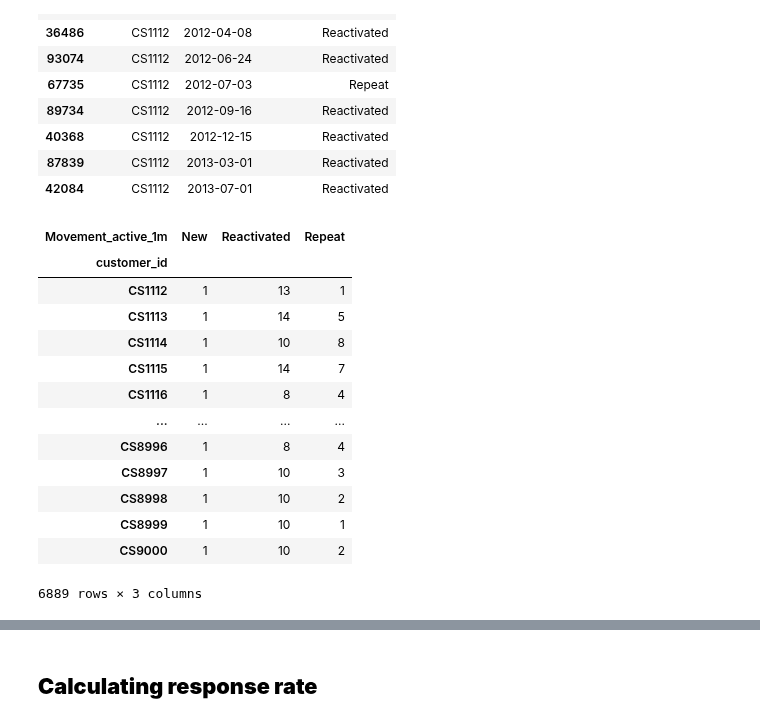
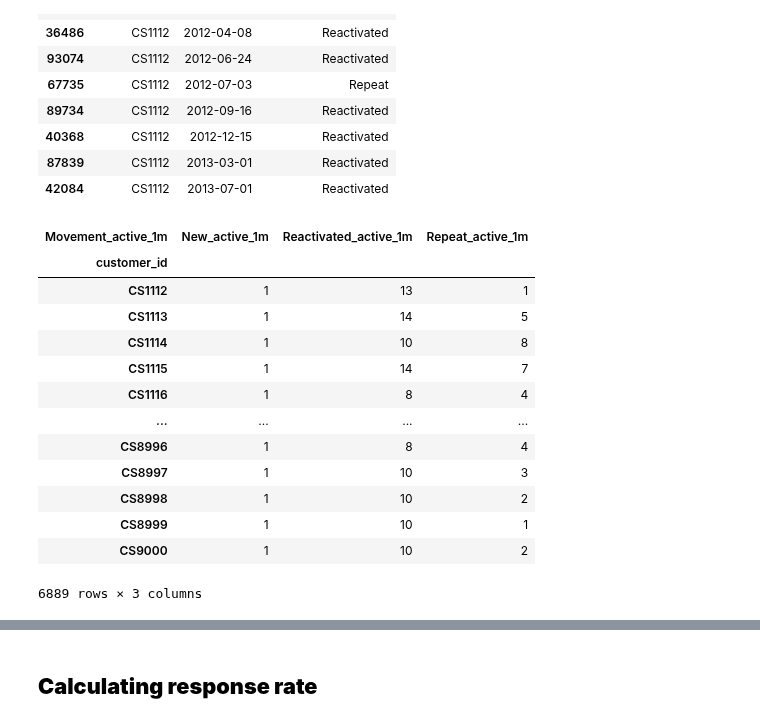
Before and after one commit to PisutSukpool/CRM-Analytics, a Jupyter notebook: Homework 08/Campaign Response Model_Main.ipynb, the cells around one changed output, grey strips where cells are left out. Drawn from its saved outputs; the diff is of its cells as text; code cells hidden in the pictures.

```diff
--- a/Homework 08/Campaign Response Model_Main.ipynb
+++ b/Homework 08/Campaign Response Model_Main.ipynb
@@ -161,9 +161,9 @@ See the caveats in the documentation: https://pandas.pydata.org/pandas-docs/stab
 | 87839 | CS1112 | 2013-03-01 | Reactivated |
 | 42084 | CS1112 | 2013-07-01 | Reactivated |
 # %%
-df_movement.pivot_table(index='customer_id',columns='Movement_active_1m',values='trans_date',aggfunc='count',fill_value=0)
+df_movement.pivot_table(index='customer_id',columns='Movement_active_1m',values='trans_date',aggfunc='count',fill_value=0).add_suffix('_active_1m')
 # %% [output]
-| Movement_active_1m | New | Reactivated | Repeat |
+| Movement_active_1m | New_active_1m | Reactivated_active_1m | Repeat_active_1m |
 | customer_id |  |  |  |
 | CS1112 | 1 | 13 | 1 |
 | CS1113 | 1 | 14 | 5 |
```
